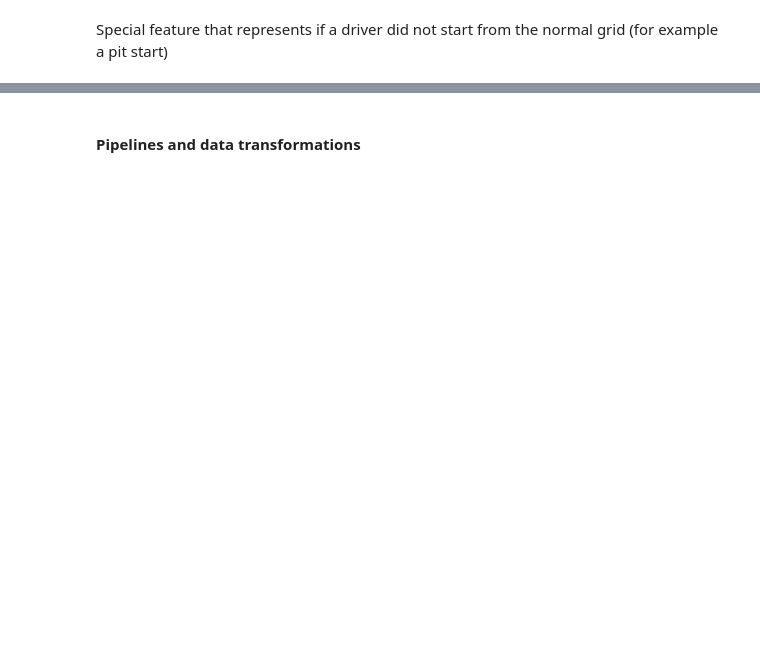
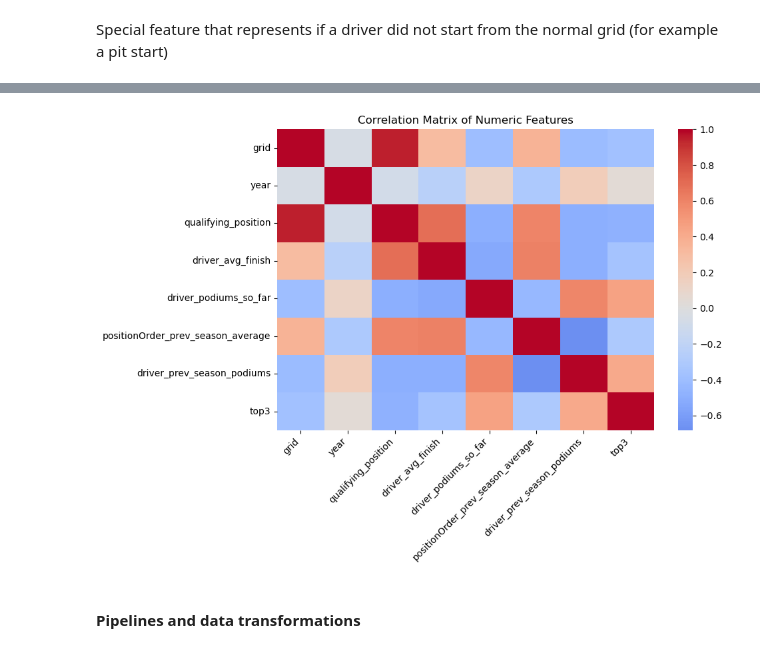
Before and after one commit to DanceaRadu/FML_Project, a Jupyter notebook: project.ipynb, the cells around one changed output, grey strips where cells are left out. Saved outputs shown, nothing was run; the diff lists cells and outputs as text; code cells hidden in the pictures; blank space fills up the shorter version.

```diff
--- a/project.ipynb
+++ b/project.ipynb
@@ -274,2 +319,33 @@ df.tail(10)
+# %%
+numeric_features = [
+    "grid",
+    "year",
+    "qualifying_position",
+    "driver_avg_finish",
+    "driver_podiums_so_far",
+    "positionOrder_prev_season_average",
+    "driver_prev_season_podiums"
+]
+categorical_features = ["driverId", "constructorId"]
+
+corr = df[numeric_features + ["top3"]].corr()
+
+plt.figure(figsize=(10, 7))
+matrix = sns.heatmap(
+    corr,
+    annot=False,
+    cmap="coolwarm",
+    center=0
+)
+matrix.set_xticklabels(
+    matrix.get_xticklabels(),
+    rotation=45,
+    ha="right"
+)
+plt.title("Correlation Matrix of Numeric Features")
+plt.tight_layout()
+plt.show()
+# %% [output]
+[figure, added]
 # %% [markdown]
 #### Pipelines and data transformations
```
Also changed, not shown: parts of 49 cells of this notebook.
